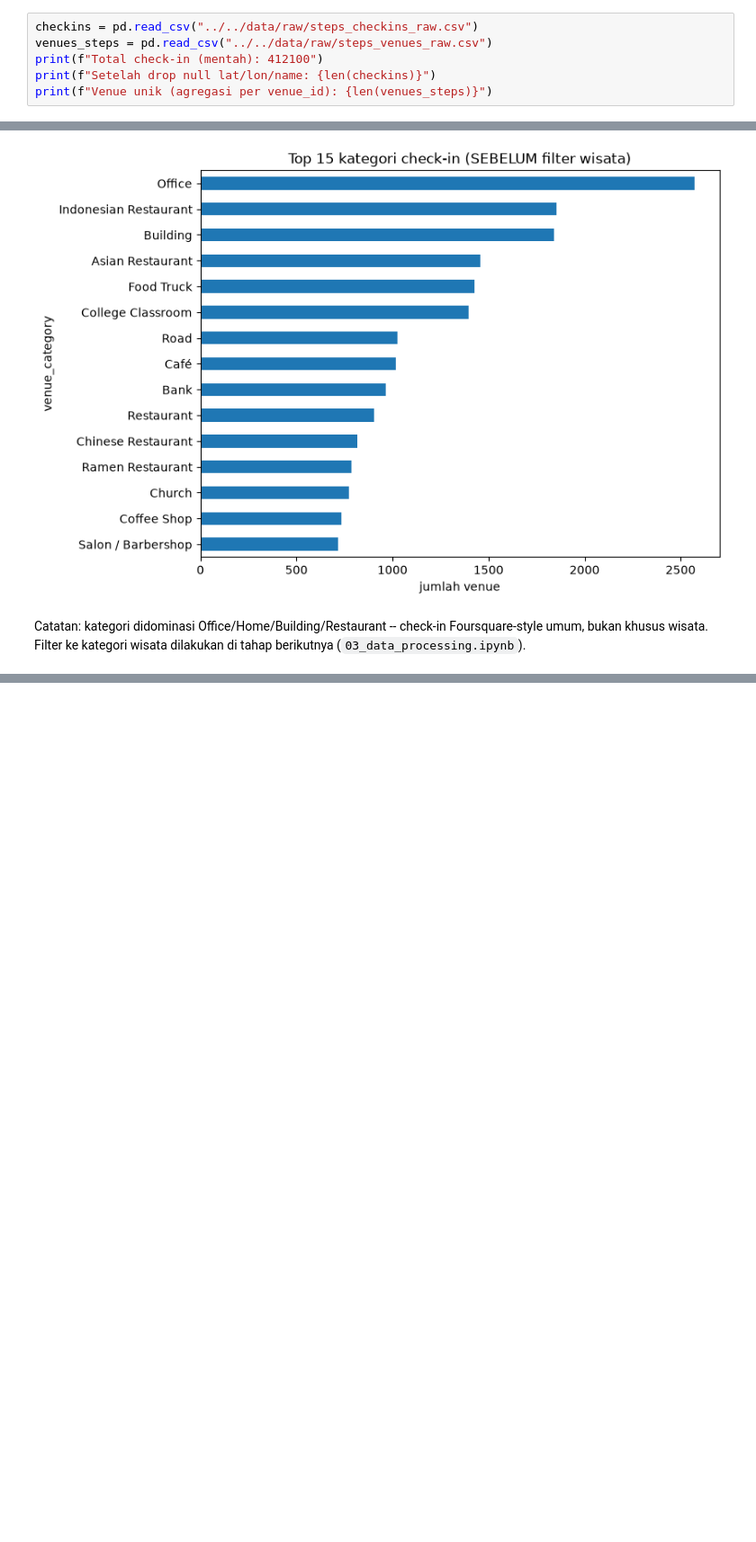
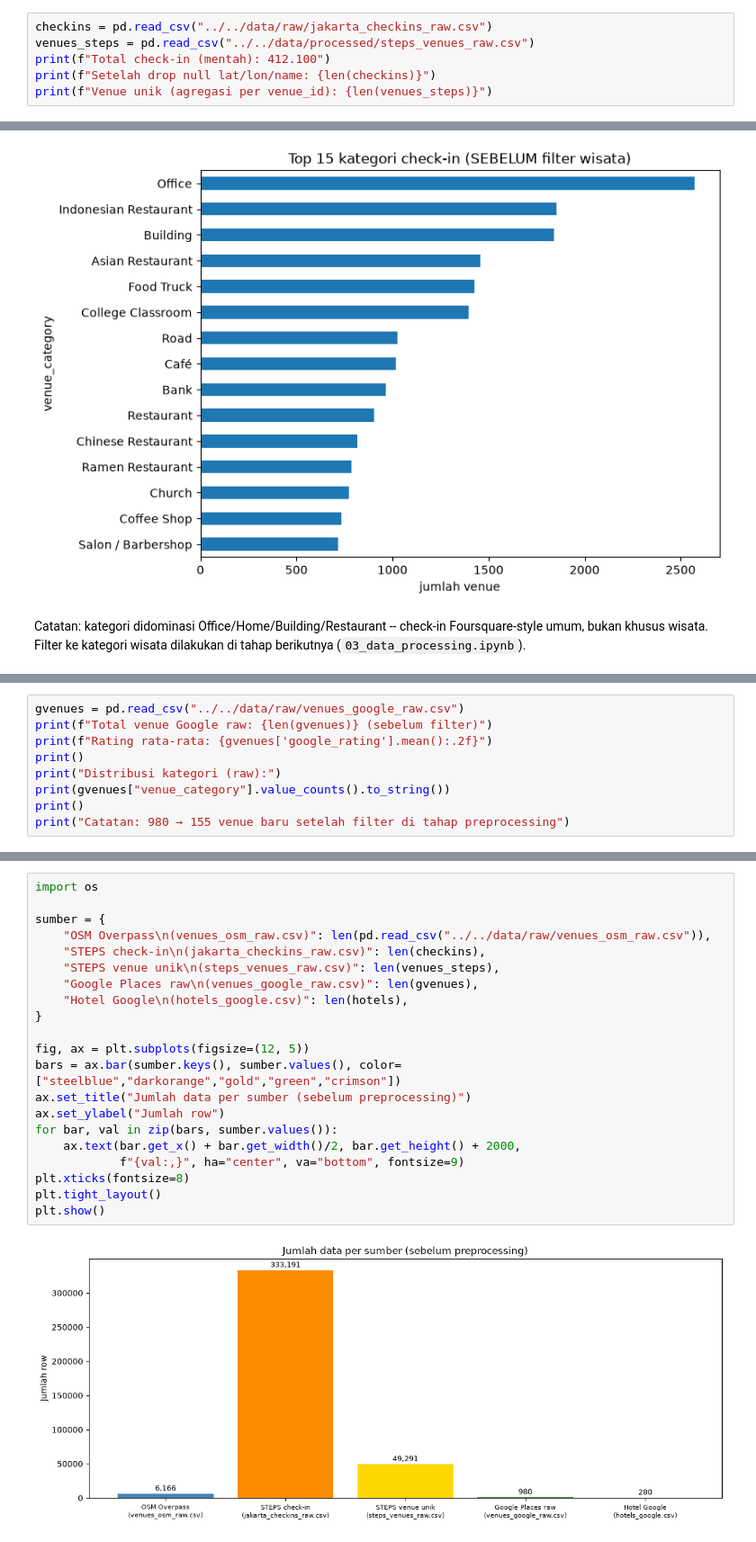
Before and after one commit to Hazjel/sistem-rekomendasi-destinasi-wisata-jakarta, a Jupyter notebook: docs/notebooks/02_data_collection.ipynb, the cells around one changed output, grey strips where cells are left out. Shown at 90% size. Drawn from its saved outputs; the diff is of its cells as text; blank space fills up the shorter version.

```diff
--- a/docs/notebooks/02_data_collection.ipynb
+++ b/docs/notebooks/02_data_collection.ipynb
@@ -114,9 +129,9 @@ sebelumnya:
 # import collect_steps
 # collect_steps.main()
 # %%
-checkins = pd.read_csv("../../data/raw/steps_checkins_raw.csv")
-venues_steps = pd.read_csv("../../data/raw/steps_venues_raw.csv")
-print(f"Total check-in (mentah): 412100")
+checkins = pd.read_csv("../../data/raw/jakarta_checkins_raw.csv")
+venues_steps = pd.read_csv("../../data/processed/steps_venues_raw.csv")
+print(f"Total check-in (mentah): 412.100")
 print(f"Setelah drop null lat/lon/name: {len(checkins)}")
 print(f"Venue unik (agregasi per venue_id): {len(venues_steps)}")
 # %% [output]
@@ -137,0 +162,9 @@ dilakukan di tahap berikutnya (`03_data_processing.ipynb`).
+# %%
+gvenues = pd.read_csv("../../data/raw/venues_google_raw.csv")
+print(f"Total venue Google raw: {len(gvenues)} (sebelum filter)")
+print(f"Rating rata-rata: {gvenues['google_rating'].mean():.2f}")
+print()
+print("Distribusi kategori (raw):")
+print(gvenues["venue_category"].value_counts().to_string())
+print()
+print("Catatan: 980 → 155 venue baru setelah filter di tahap preprocessing")
@@ -137,0 +197,23 @@ dilakukan di tahap berikutnya (`03_data_processing.ipynb`).
+# %%
+import os
+
+sumber = {
+    "OSM Overpass\n(venues_osm_raw.csv)": len(pd.read_csv("../../data/raw/venues_osm_raw.csv")),
+    "STEPS check-in\n(jakarta_checkins_raw.csv)": len(checkins),
+    "STEPS venue unik\n(steps_venues_raw.csv)": len(venues_steps),
+    "Google Places raw\n(venues_google_raw.csv)": len(gvenues),
+    "Hotel Google\n(hotels_google.csv)": len(hotels),
+}
+
+fig, ax = plt.subplots(figsize=(12, 5))
+bars = ax.bar(sumber.keys(), sumber.values(), color=["steelblue","darkorange","gold","green","crimson"])
+ax.set_title("Jumlah data per sumber (sebelum preprocessing)")
+ax.set_ylabel("Jumlah row")
+for bar, val in zip(bars, sumber.values()):
+    ax.text(bar.get_x() + bar.get_width()/2, bar.get_height() + 2000,
+            f"{val:,}", ha="center", va="bottom", fontsize=9)
+plt.xticks(fontsize=8)
+plt.tight_layout()
+plt.show()
+# %% [output]
+[figure, added]
```
Also changed, not shown: parts of 9 cells of this notebook, 1 other file.
